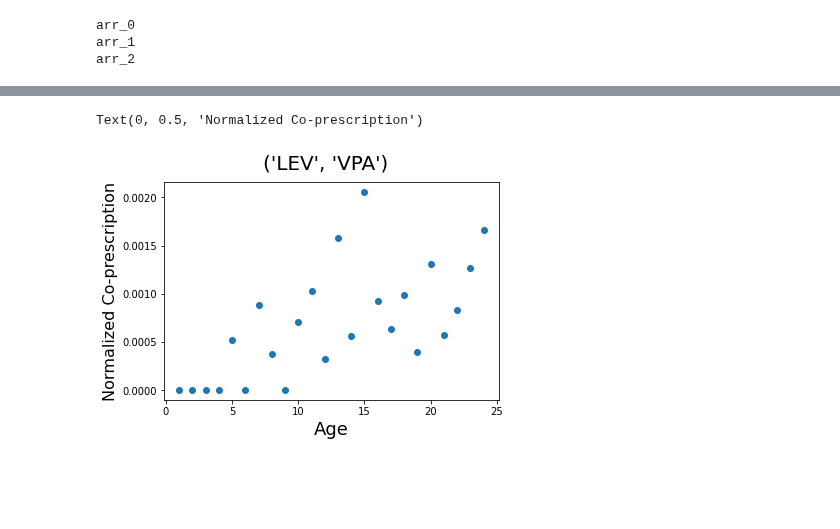
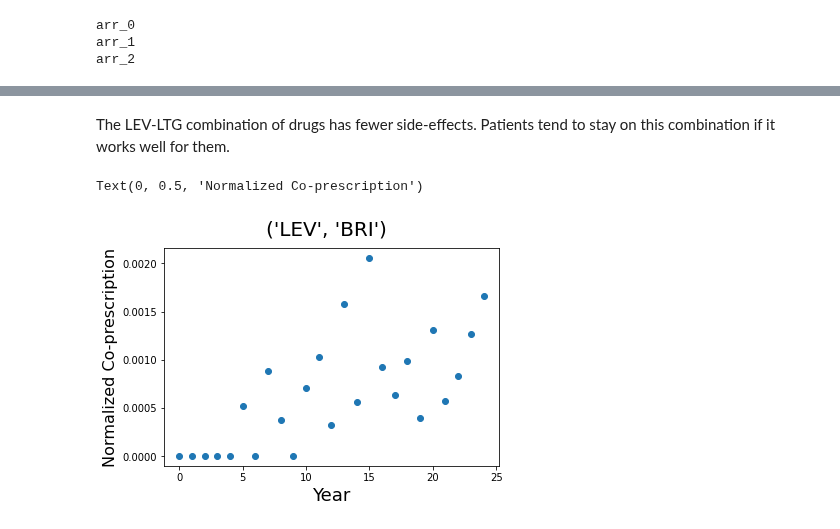
Before and after one commit to spatank/CIS-545, a Jupyter notebook: project_SPP.ipynb, the cells around one changed output, grey strips where cells are left out. Saved outputs shown, nothing was run; the diff lists cells and outputs as text; code cells hidden in the pictures; blank space fills up the shorter version.

```diff
--- a/project_SPP.ipynb
+++ b/project_SPP.ipynb
@@ -45,9 +54,8 @@ def transpose(matrix):
 # %%
-# num_age_groups = time_var_adj.shape[2] # years of longitudinal data
-num_age_groups = 25 # i.e., up to age num_age_groups - 1
+years = 25
 upper_tri_indices = np.triu_indices(20, k = 1)
 edges_across_time = []
-for idx in range(1, num_age_groups):
+for idx in range(years):
   curr_adj_mat = time_var_adj[:, :, idx]
   if np.sum(curr_adj_mat) != 0:
     curr_adj_mat = curr_adj_mat/np.sum(curr_adj_mat) # normalize
@@ -100,10 +128,12 @@ Text(0, 0.5, 'Normalized Co-prescription')
+# %% [markdown]
+The LEV-LTG combination of drugs has fewer side-effects. Patients tend to stay on this combination if it works well for them.
 # %%
 edge = 5
 fig = plt.figure()
-plt.scatter(list(range(1, len(edges_across_time[edge]) + 1)), edges_across_time[edge])
-fig.suptitle(str(high_variance_edges[edge][1]), fontsize = 20)
-plt.xlabel('Age', fontsize = 18)
+plt.scatter(list(range(len(edges_across_time[edge]))), edges_across_time[edge])
+fig.suptitle(str(all_edges[edge]), fontsize = 20)
+plt.xlabel('Year', fontsize = 18)
 plt.ylabel('Normalized Co-prescription', fontsize = 16)
 # %% [output]
 Text(0, 0.5, 'Normalized Co-prescription')
-[figure, old version]
+[figure, new version]
```
Also changed, not shown: parts of 26 cells of this notebook.
